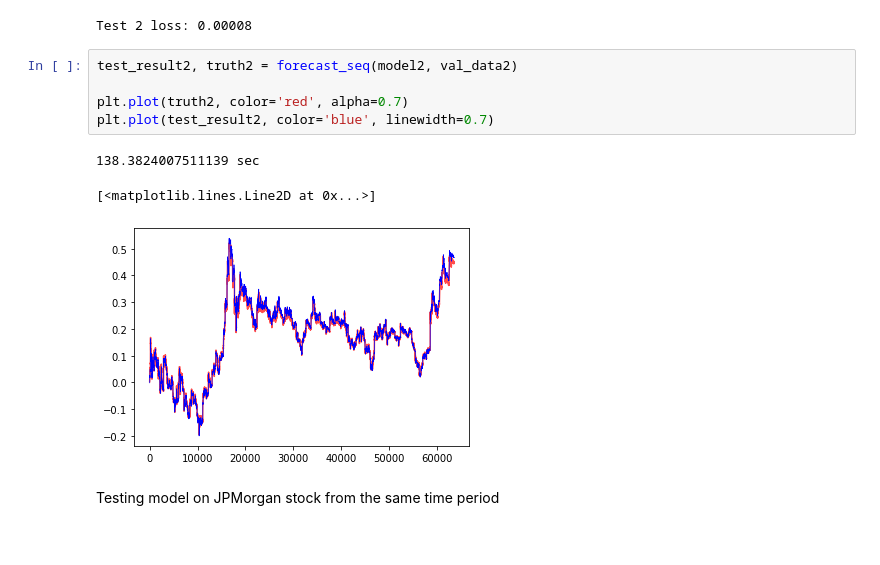
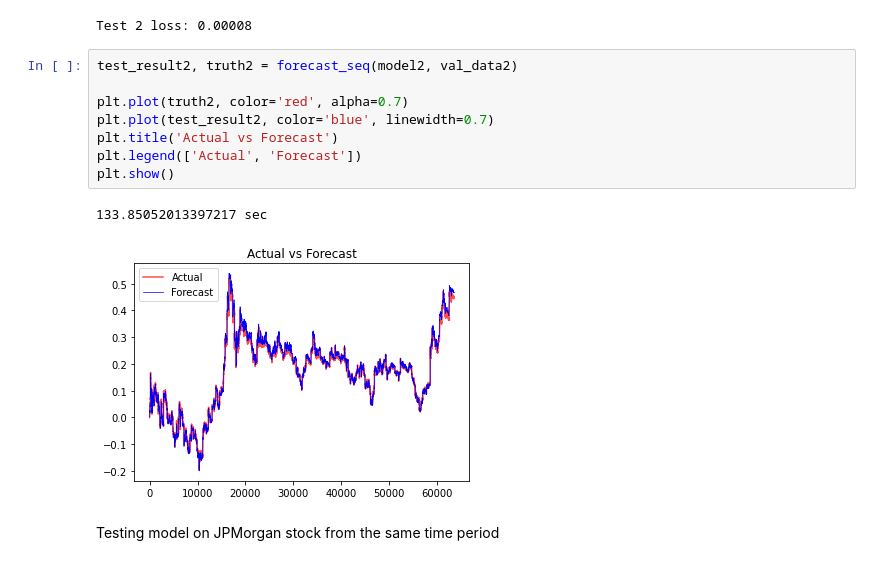
Before and after one commit to ctxj/Time-Series-Transformer-Pytorch, a Jupyter notebook: transformer_model.ipynb, the cells around one changed output. Saved outputs shown, nothing was run; the diff lists cells and outputs as text.

```diff
--- a/transformer_model.ipynb
+++ b/transformer_model.ipynb
@@ -341,12 +343,14 @@ Test 2 loss: 0.00008
 # %%
 test_result2, truth2 = forecast_seq(model2, val_data2)
 
 plt.plot(truth2, color='red', alpha=0.7)
 plt.plot(test_result2, color='blue', linewidth=0.7)
+plt.title('Actual vs Forecast')
+plt.legend(['Actual', 'Forecast'])
+plt.show()
 # %% [output]
-138.3824007511139 sec
+133.85052013397217 sec
-[<matplotlib.lines.Line2D at 0x...>]
-[figure, old version]
+[figure, new version]
 # %% [markdown]
 Testing model on JPMorgan stock from the same time period
 # %%
```
Also changed, not shown: parts of 5 cells of this notebook.
